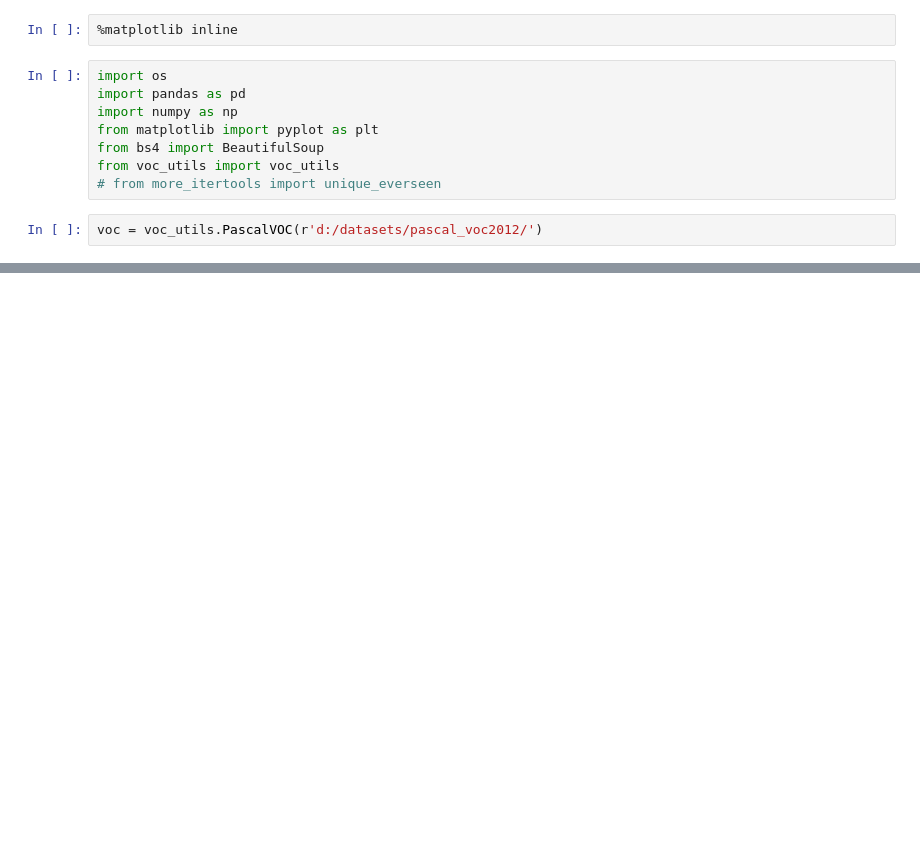
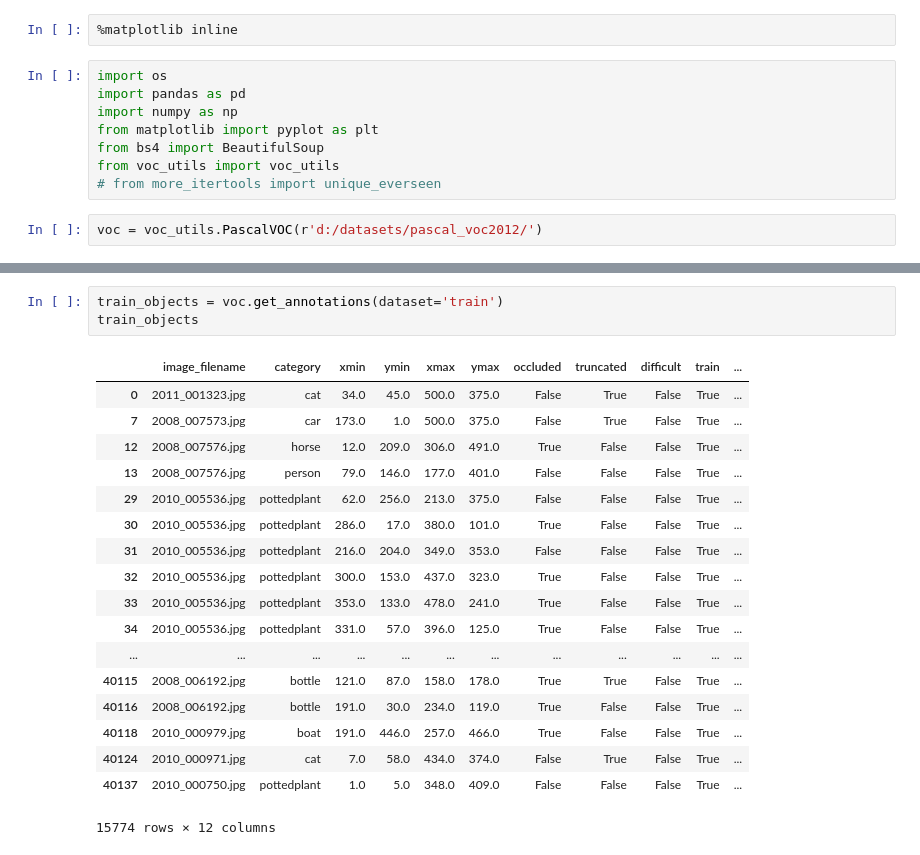
Before and after one commit to Britefury/pascal-voc-python, a Jupyter notebook: vocimgs.ipynb, the cells around one changed output, grey strips where cells are left out. Saved outputs shown, nothing was run; the diff lists cells and outputs as text; blank space fills up the shorter version.

```diff
--- a/vocimgs.ipynb
+++ b/vocimgs.ipynb
@@ -35,0 +92,22 @@ voc.get_objects(category='aeroplane', dataset='train')
+# %%
+train_objects = voc.get_annotations(dataset='train')
+train_objects
+# %% [output]
+|  | image_filename | category | xmin | ymin | xmax | ymax | occluded | truncated | difficult | train | ... |
+| 0 | 2011_001323.jpg | cat | 34.0 | 45.0 | 500.0 | 375.0 | False | True | False | True | ... |
+| 7 | 2008_007573.jpg | car | 173.0 | 1.0 | 500.0 | 375.0 | False | True | False | True | ... |
+| 12 | 2008_007576.jpg | horse | 12.0 | 209.0 | 306.0 | 491.0 | True | False | False | True | ... |
+| 13 | 2008_007576.jpg | person | 79.0 | 146.0 | 177.0 | 401.0 | False | False | False | True | ... |
+| 29 | 2010_005536.jpg | pottedplant | 62.0 | 256.0 | 213.0 | 375.0 | False | False | False | True | ... |
+| 30 | 2010_005536.jpg | pottedplant | 286.0 | 17.0 | 380.0 | 101.0 | True | False | False | True | ... |
+| 31 | 2010_005536.jpg | pottedplant | 216.0 | 204.0 | 349.0 | 353.0 | False | False | False | True | ... |
+| 32 | 2010_005536.jpg | pottedplant | 300.0 | 153.0 | 437.0 | 323.0 | True | False | False | True | ... |
+| 33 | 2010_005536.jpg | pottedplant | 353.0 | 133.0 | 478.0 | 241.0 | True | False | False | True | ... |
+| 34 | 2010_005536.jpg | pottedplant | 331.0 | 57.0 | 396.0 | 125.0 | True | False | False | True | ... |
+| ... | ... | ... | ... | ... | ... | ... | ... | ... | ... | ... | ... |
+| 40115 | 2008_006192.jpg | bottle | 121.0 | 87.0 | 158.0 | 178.0 | True | True | False | True | ... |
+| 40116 | 2008_006192.jpg | bottle | 191.0 | 30.0 | 234.0 | 119.0 | True | False | False | True | ... |
+| 40118 | 2010_000979.jpg | boat | 191.0 | 446.0 | 257.0 | 466.0 | True | False | False | True | ... |
+| 40124 | 2010_000971.jpg | cat | 7.0 | 58.0 | 434.0 | 374.0 | False | True | False | True | ... |
+| 40137 | 2010_000750.jpg | pottedplant | 1.0 | 5.0 | 348.0 | 409.0 | False | False | False | True | ... |
+15774 rows × 12 columns
```
Also changed, not shown: parts of 9 cells of this notebook, 1 other file.
